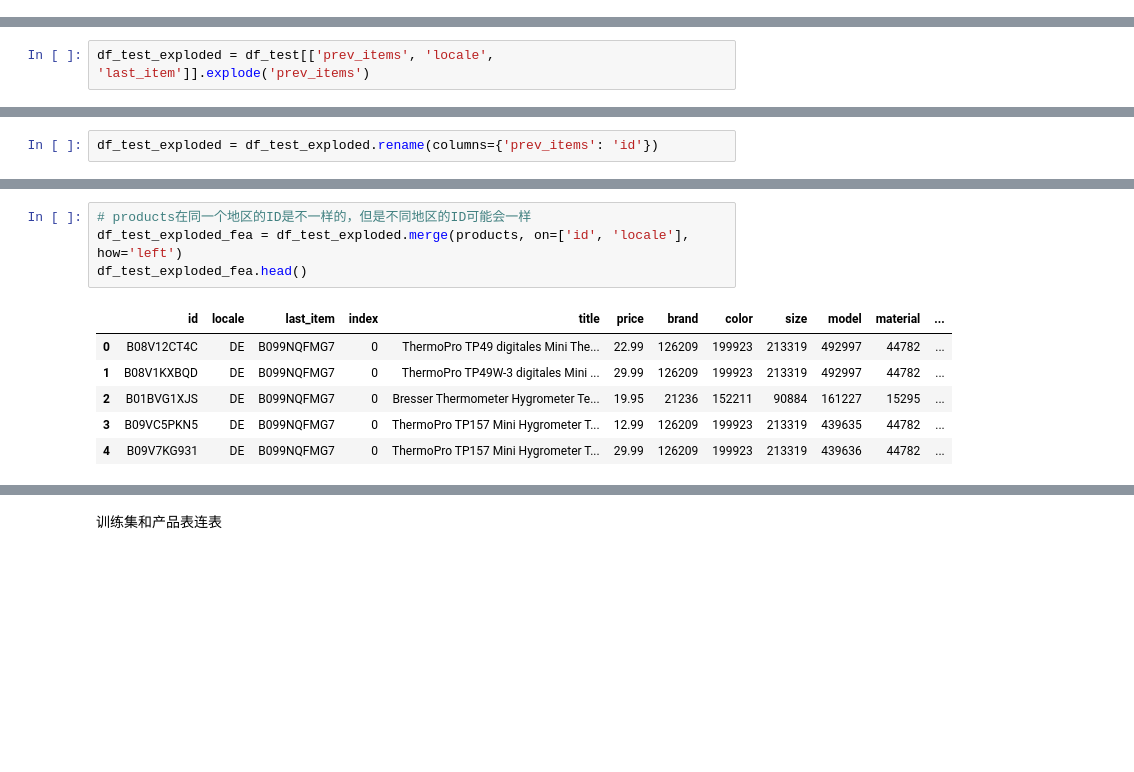
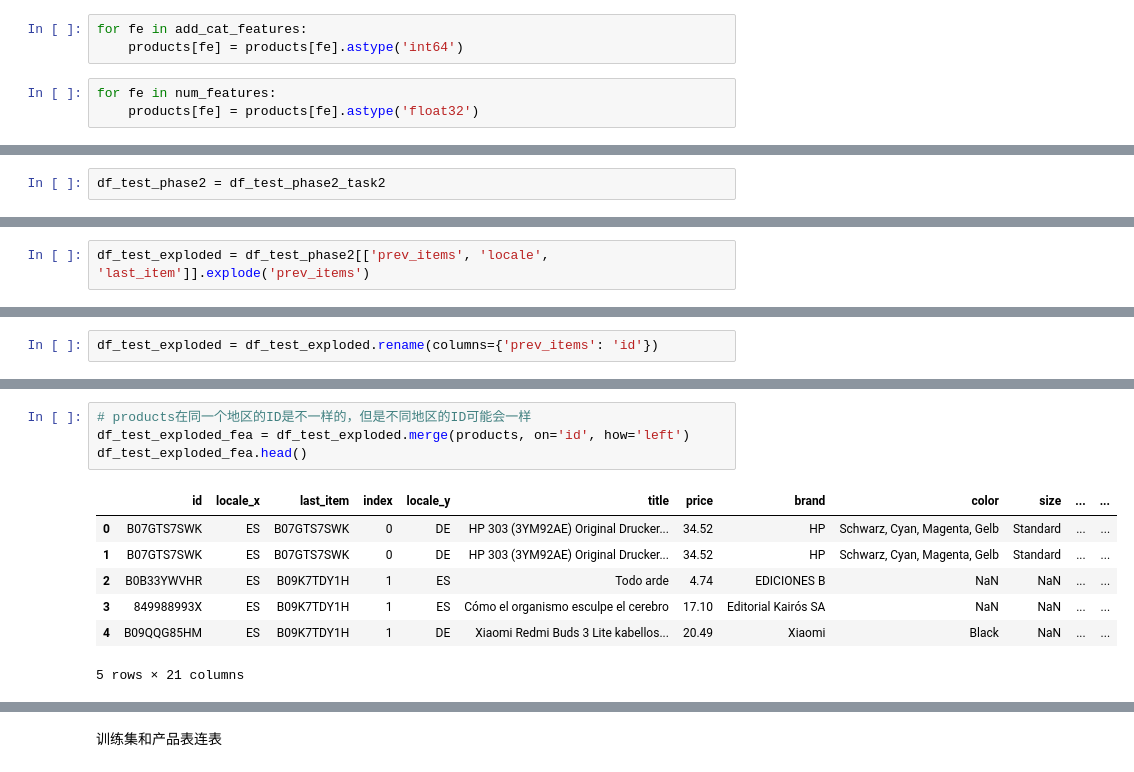
Before and after one commit to aptx1231/KDD-CUP-2023, a Jupyter notebook: train2.ipynb, the cells around one changed output, grey strips where cells are left out. Cells and saved outputs as stored; diff of their text form; blank space fills up the shorter version.

```diff
--- a/train2.ipynb
+++ b/train2.ipynb
@@ -462,0 +469,6 @@ products.shape
+# %%
+for fe in add_cat_features:
+    products[fe] = products[fe].astype('int64')
+# %%
+for fe in num_features:
+    products[fe] = products[fe].astype('float32')
@@ -473,3 +534,5 @@ products.head()
 # %% [markdown]
 测试集跟产品表连表
+# %%
+df_test_phase2 = df_test_phase2_task2
 # %%
@@ -477,7 +540,7 @@ df_test.columns
 # %% [output]
 Index(['prev_items', 'locale', 'last_item'], dtype='object')
 # %%
-df_test_exploded = df_test[['prev_items', 'locale', 'last_item']].explode('prev_items')
+df_test_exploded = df_test_phase2[['prev_items', 'locale', 'last_item']].explode('prev_items')
 # %%
 df_test_exploded.index
 # %% [output]
@@ -510,14 +573,15 @@ df_test_exploded
 # %%
 # products在同一个地区的ID是不一样的，但是不同地区的ID可能会一样
-df_test_exploded_fea = df_test_exploded.merge(products, on=['id', 'locale'], how='left')
+df_test_exploded_fea = df_test_exploded.merge(products, on='id', how='left')
 df_test_exploded_fea.head()
 # %% [output]
-|  | id | locale | last_item | index | title | price | brand | color | size | model | material | ... |
-| 0 | B08V12CT4C | DE | B099NQFMG7 | 0 | ThermoPro TP49 digitales Mini The... | 22.99 | 126209 | 199923 | 213319 | 492997 | 44782 | ... |
-| 1 | B08V1KXBQD | DE | B099NQFMG7 | 0 | ThermoPro TP49W-3 digitales Mini ... | 29.99 | 126209 | 199923 | 213319 | 492997 | 44782 | ... |
-| 2 | B01BVG1XJS | DE | B099NQFMG7 | 0 | Bresser Thermometer Hygrometer Te... | 19.95 | 21236 | 152211 | 90884 | 161227 | 15295 | ... |
-| 3 | B09VC5PKN5 | DE | B099NQFMG7 | 0 | ThermoPro TP157 Mini Hygrometer T... | 12.99 | 126209 | 199923 | 213319 | 439635 | 44782 | ... |
-| 4 | B09V7KG931 | DE | B099NQFMG7 | 0 | ThermoPro TP157 Mini Hygrometer T... | 29.99 | 126209 | 199923 | 213319 | 439636 | 44782 | ... |
+|  | id | locale_x | last_item | index | locale_y | title | price | brand | color | size | ... | ... |
+| 0 | B07GTS7SWK | ES | B07GTS7SWK | 0 | DE | HP 303 (3YM92AE) Original Drucker... | 34.52 | HP | Schwarz, Cyan, Magenta, Gelb | Standard | ... | ... |
+| 1 | B07GTS7SWK | ES | B07GTS7SWK | 0 | DE | HP 303 (3YM92AE) Original Drucker... | 34.52 | HP | Schwarz, Cyan, Magenta, Gelb | Standard | ... | ... |
+| 2 | B0B33YWVHR | ES | B09K7TDY1H | 1 | ES | Todo arde | 4.74 | EDICIONES B | NaN | NaN | ... | ... |
+| 3 | 849988993X | ES | B09K7TDY1H | 1 | ES | Cómo el organismo esculpe el cerebro | 17.10 | Editorial Kairós SA | NaN | NaN | ... | ... |
+| 4 | B09QQG85HM | ES | B09K7TDY1H | 1 | DE | Xiaomi Redmi Buds 3 Lite kabellos... | 20.49 | Xiaomi | Black | NaN | ... | ... |
+5 rows × 21 columns
 # %%
 df_test_exploded_fea.shape
 # %% [output]
```
Also changed, not shown: parts of 92 cells of this notebook, 18 other files.
